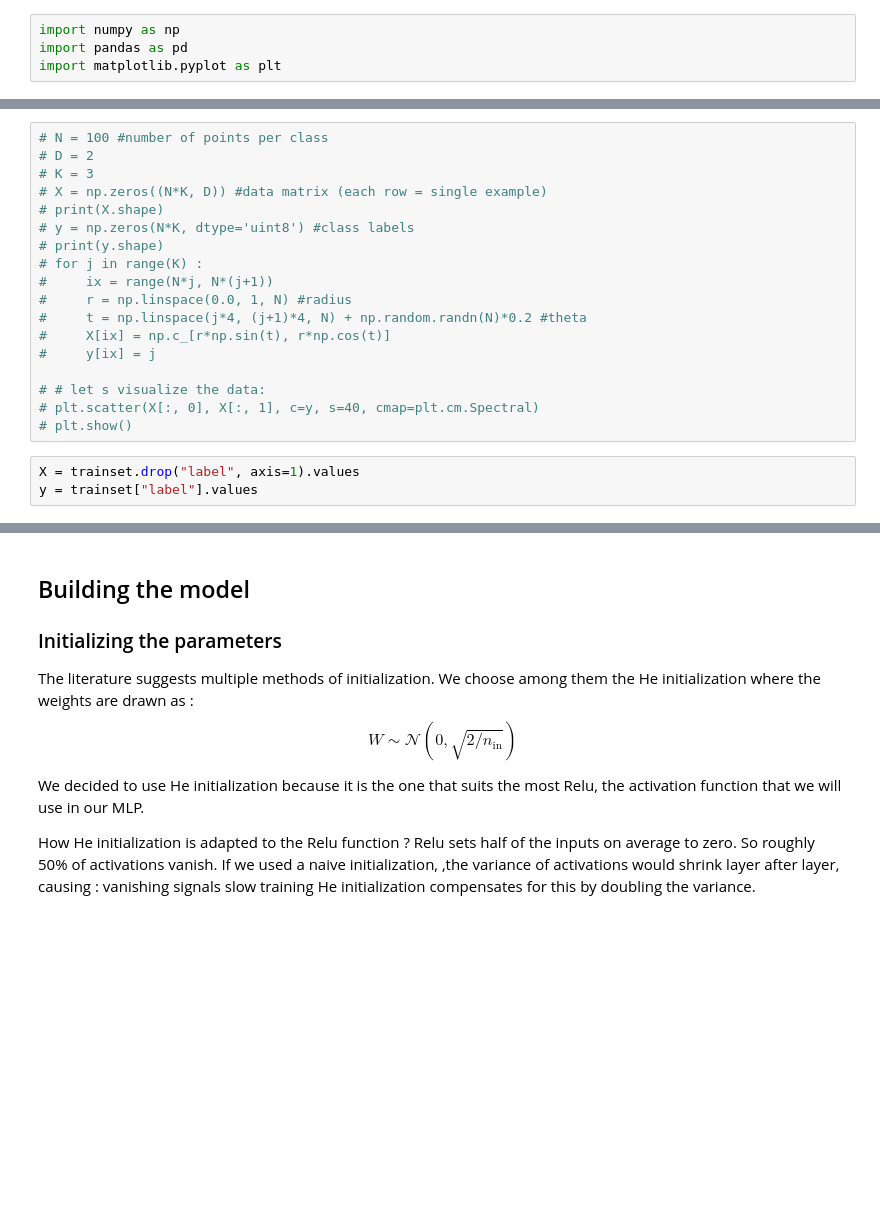
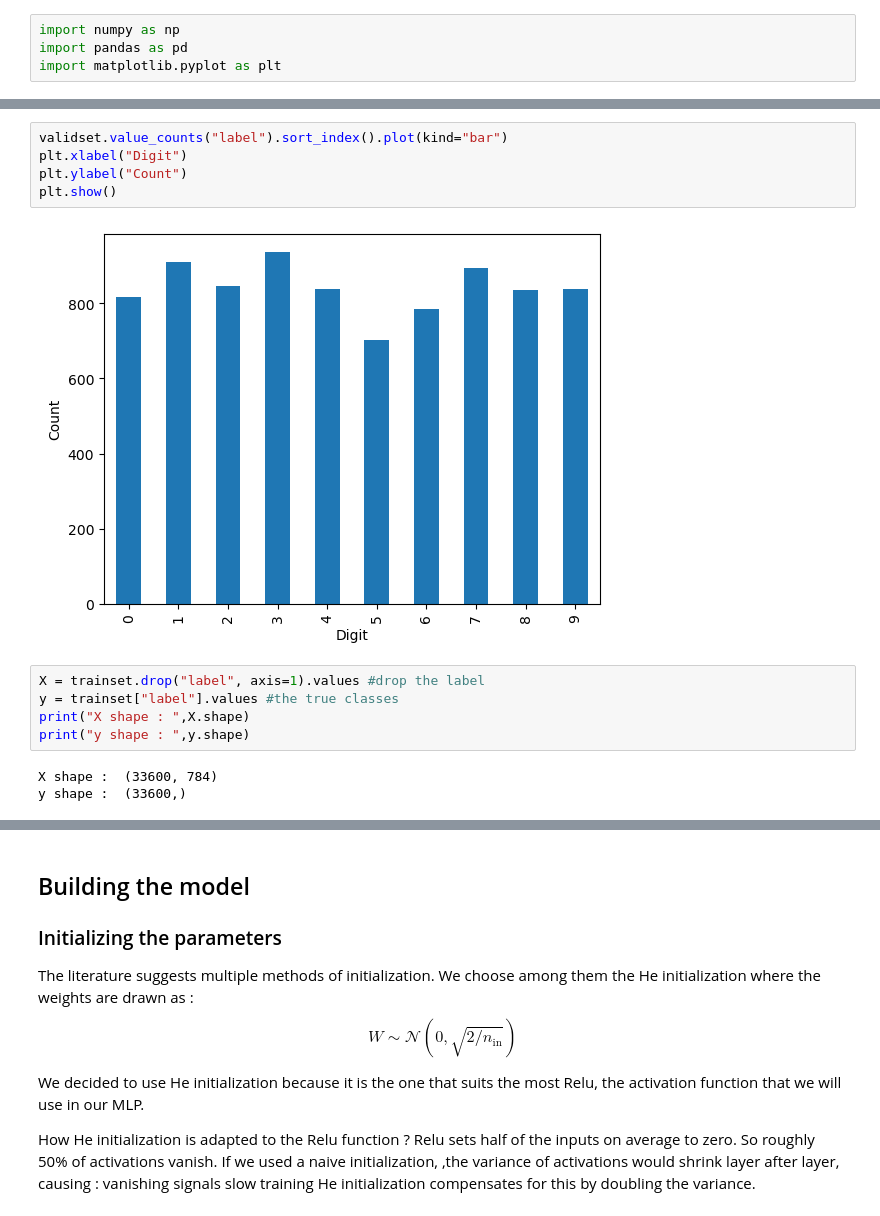
Before and after one commit to OJ658/Multi-layer-perceptron, a Jupyter notebook: MLP_mnist_classification.ipynb, the cells around one changed output, grey strips where cells are left out. Drawn from its saved outputs; the diff is of its cells as text; blank space fills up the shorter version.

```diff
--- a/MLP_mnist_classification.ipynb
+++ b/MLP_mnist_classification.ipynb
@@ -56,21 +50,15 @@ print(validset.shape)
-# %%
-# N = 100 #number of points per class
-# D = 2
-# K = 3
-# X = np.zeros((N*K, D)) #data matrix (each row = single example)
-# print(X.shape)
-# y = np.zeros(N*K, dtype='uint8') #class labels
-# print(y.shape)
-# for j in range(K) :
-#     ix = range(N*j, N*(j+1))
-#     r = np.linspace(0.0, 1, N) #radius
-#     t = np.linspace(j*4, (j+1)*4, N) + np.random.randn(N)*0.2 #theta
-#     X[ix] = np.c_[r*np.sin(t), r*np.cos(t)]
-#     y[ix] = j
-
-# # let s visualize the data:
-# plt.scatter(X[:, 0], X[:, 1], c=y, s=40, cmap=plt.cm.Spectral)
-# plt.show()
+# %%
+validset.value_counts("label").sort_index().plot(kind="bar")
+plt.xlabel("Digit")
+plt.ylabel("Count")
+plt.show()
+# %% [output]
+[figure, added]
 # %%
-X = trainset.drop("label", axis=1).values
-y = trainset["label"].values
+X = trainset.drop("label", axis=1).values #drop the label
+y = trainset["label"].values #the true classes
+print("X shape : ",X.shape)
+print("y shape : ",y.shape)
+# %% [output]
+X shape :  (33600, 784)
+y shape :  (33600,)
```
Also changed, not shown: parts of 22 cells of this notebook.
